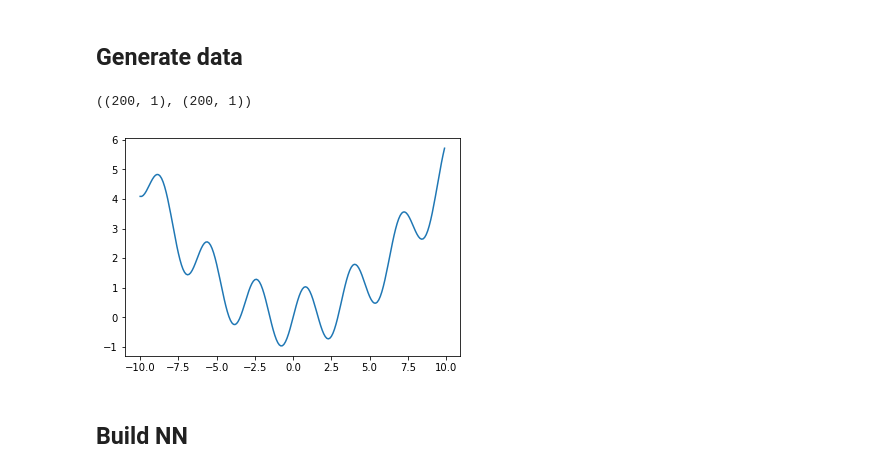
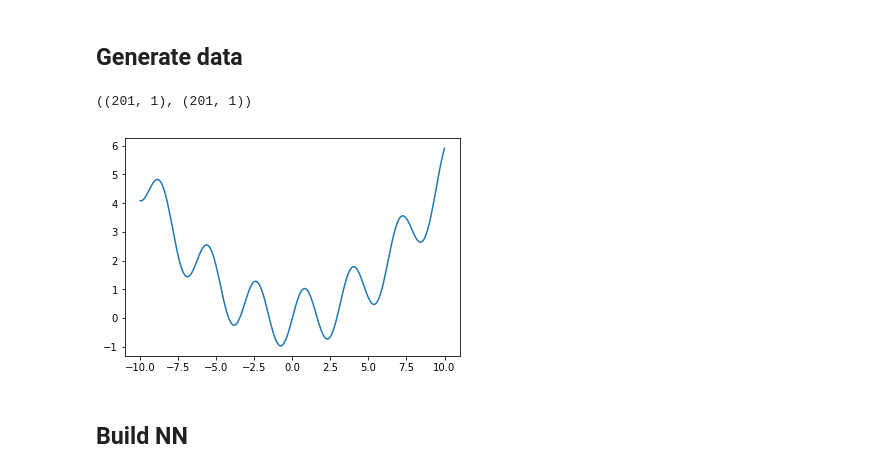
Before and after one commit to JiaweiZhuang/AM205_final, a Jupyter notebook: fit_function_autograd_scipy.ipynb, the cells around one changed output. Saved outputs shown, nothing was run; the diff lists cells and outputs as text; code cells hidden in the pictures.

```diff
--- a/fit_function_autograd_scipy.ipynb
+++ b/fit_function_autograd_scipy.ipynb
@@ -14,13 +17,13 @@ from autograd.util import flatten_func, flatten
 def f1(x):
     return x**2/20 + np.sin(2*x)
 # %%
-x = np.arange(-10, 10, 0.1).reshape(-1,1) # shape: [n_sample*n_in] (n_in=1 here)
+x = np.arange(-10, 10+1e-8, 0.1).reshape(-1,1) # shape: [n_sample*n_in] (n_in=1 here)
 y_true = f1(x)
 plt.plot(x, y_true)
 x.shape, y_true.shape
 # %% [output]
-((200, 1), (200, 1))
+((201, 1), (201, 1))
-[figure, old version]
+[figure, new version]
 # %% [markdown]
 ## Build NN
 # %% [markdown]
```
Also changed, not shown: parts of 14 cells of this notebook.
